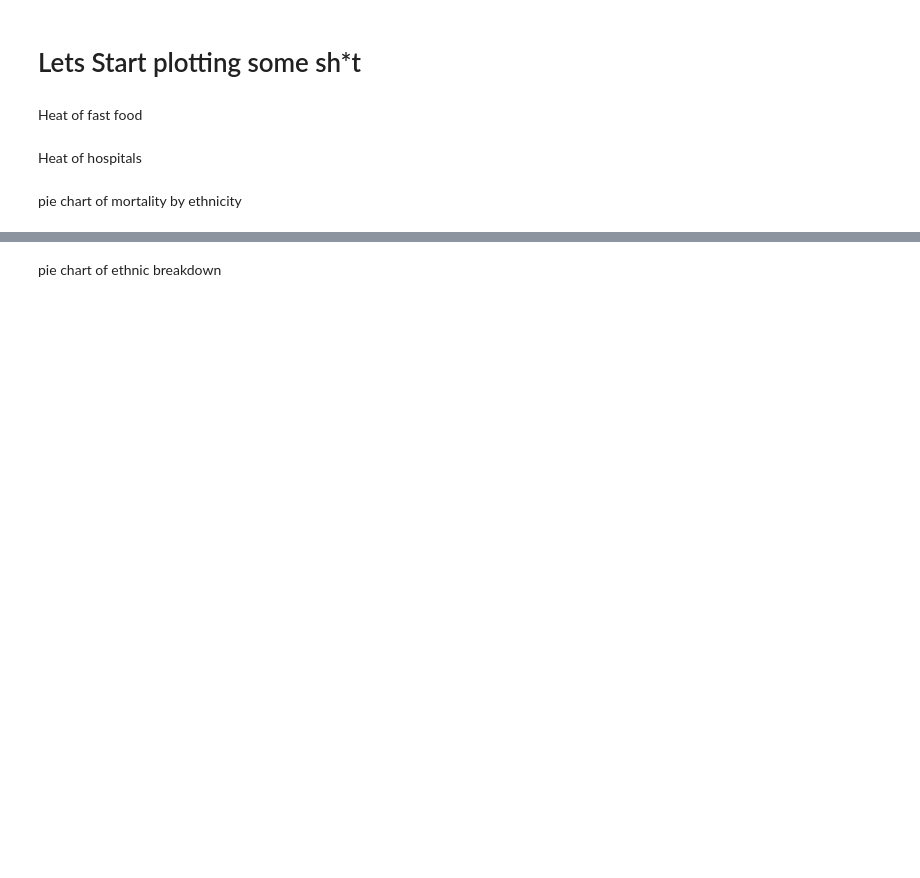
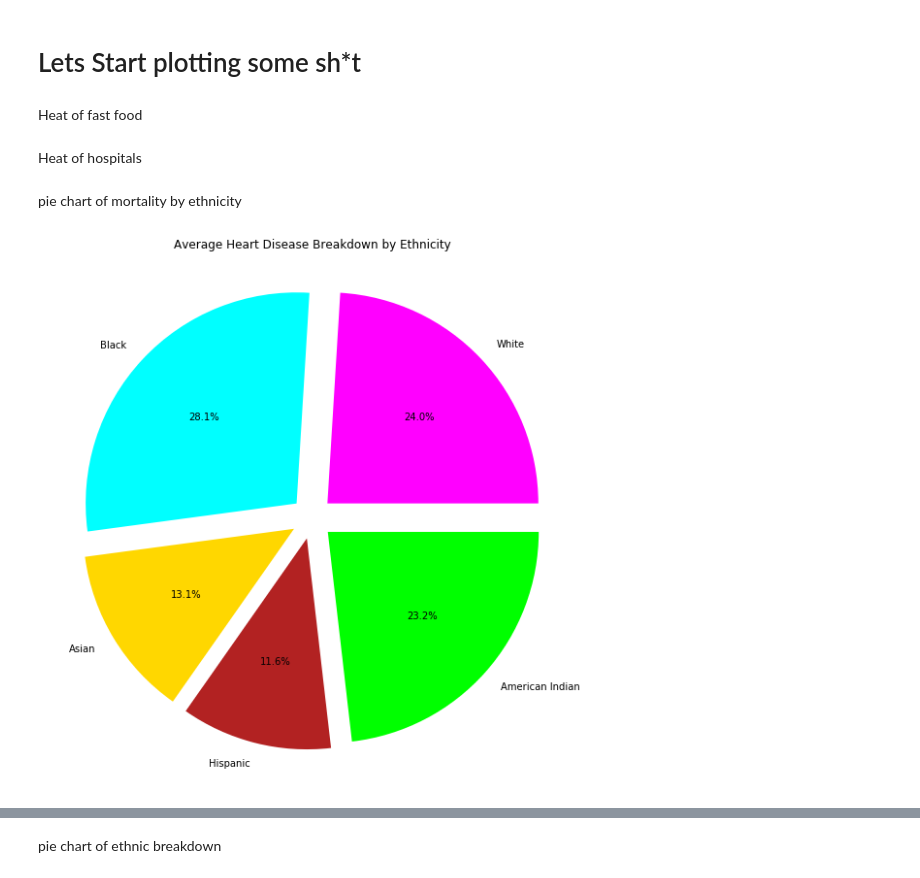
Before and after one commit to petersmyers/Project1, a Jupyter notebook: Project1_Visualizations.ipynb, the cells around one changed output, grey strips where cells are left out. Saved outputs shown, nothing was run; the diff lists cells and outputs as text; code cells hidden in the pictures; blank space fills up the shorter version.

```diff
--- a/Project1_Visualizations.ipynb
+++ b/Project1_Visualizations.ipynb
@@ -29,6 +19,6 @@ census_pop_csv.head()
 # %%
 census = census_pop_csv[["CountyName", "white_perh", "black_perh", "amerind_perh",
-                         "asian_perh", "nathaw_perh", "multi_perh", "hispa"]]
+                         "asian_perh", "nathaw_perh", "multi_perh", "hisp_perh"]]
 census = census.rename(columns = {"CountyName" : "County"})
 white = white_csv[["County", "Value", "Race/Ethnicity", "Lat", "Lng"]]
 white = white.rename(columns = {"Value" : "white_val"})
@@ -55,0 +39,2 @@ census.head()
+# %%
+composite = pd.merge(composite, black, how = "inner", on = "County")
@@ -80,9 +92,13 @@ Heat of hospitals
 # %% [markdown]
 pie chart of mortality by ethnicity
 # %%
-col = ["magenta4", "dodgeblue3", "seagreen1", "gold" ]
-plt.pie(avg_ethnic[["white_perh", "black_perh", "amerind_perh", "asian_perh"]],
-        labels = ["White", "Black", "American Indian", "Asian"]
-        explode = (.1,.1,.1,.1),
-        colors = col,
-        autopct = True)
+col = ["fuchsia", "cyan", "gold", "orangered", "lime"]
+fig1, ax1 = plt.subplots(figsize=(10, 10))
+fig1 = plt.pie(avg_ethnic[5:11],
+        labels = ["White", "Black", "Asian", "Hispanic", "American Indian"],
+        explode = (.1,.1,.1,.1,.1),
+        colors = col, autopct='%.1f%%')
+fig1, plt.title("Average Heart Disease Breakdown by Ethnicity")
+plt.show(fig1)
+# %% [output]
+[figure, added]
```
Also changed, not shown: parts of 12 cells of this notebook.
